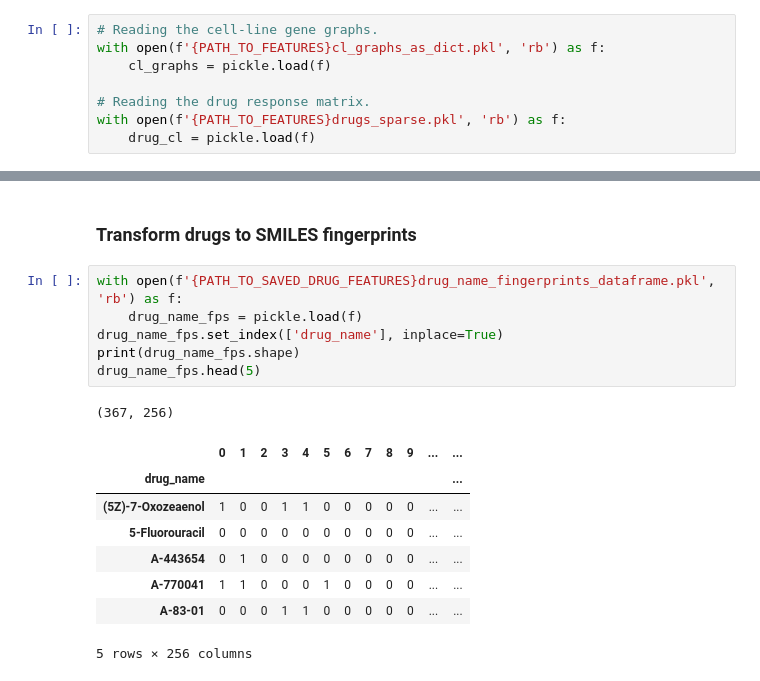
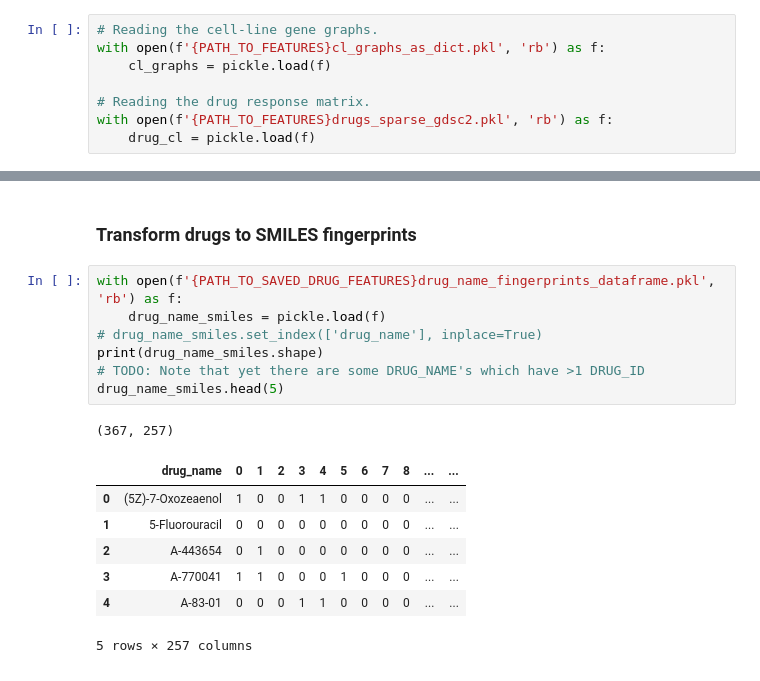
Before and after one commit to PeeteKeesel/gnn-for-drug-response-prediction, a Jupyter notebook: 11_v1_GraphTab.ipynb, the cells around one changed output, grey strips where cells are left out. Drawn from its saved outputs; the diff is of its cells as text.

```diff
--- a/11_v1_GraphTab.ipynb
+++ b/11_v1_GraphTab.ipynb
@@ -31,7 +32,7 @@ with open(f'{PATH_TO_FEATURES}cl_graphs_as_dict.pkl', 'rb') as f:
     cl_graphs = pickle.load(f)
 
 # Reading the drug response matrix.
-with open(f'{PATH_TO_FEATURES}drugs_sparse.pkl', 'rb') as f:
+with open(f'{PATH_TO_FEATURES}drugs_sparse_gdsc2.pkl', 'rb') as f:
     drug_cl = pickle.load(f)
 # %%
 print(f"Number of cell-lines/graphs: {len(list(cl_graphs.keys()))}")
@@ -61,17 +99,17 @@ The cell-line gene dataset is basically ready to go. It "only" needs to be trans
 ### Transform drugs to SMILES fingerprints
 # %%
 with open(f'{PATH_TO_SAVED_DRUG_FEATURES}drug_name_fingerprints_dataframe.pkl', 'rb') as f:
-    drug_name_fps = pickle.load(f)
-drug_name_fps.set_index(['drug_name'], inplace=True)
-print(drug_name_fps.shape)
-drug_name_fps.head(5)
+    drug_name_smiles = pickle.load(f)
+# drug_name_smiles.set_index(['drug_name'], inplace=True)
+print(drug_name_smiles.shape)
+# TODO: Note that yet there are some DRUG_NAME's which have >1 DRUG_ID
+drug_name_smiles.head(5)
 # %% [output]
-(367, 256)
+(367, 257)
-|  | 0 | 1 | 2 | 3 | 4 | 5 | 6 | 7 | 8 | 9 | ... | ... |
-| drug_name |  |  |  |  |  |  |  |  |  |  |  | ... |
-| (5Z)-7-Oxozeaenol | 1 | 0 | 0 | 1 | 1 | 0 | 0 | 0 | 0 | 0 | ... | ... |
-| 5-Fluorouracil | 0 | 0 | 0 | 0 | 0 | 0 | 0 | 0 | 0 | 0 | ... | ... |
-| A-443654 | 0 | 1 | 0 | 0 | 0 | 0 | 0 | 0 | 0 | 0 | ... | ... |
-| A-770041 | 1 | 1 | 0 | 0 | 0 | 1 | 0 | 0 | 0 | 0 | ... | ... |
-| A-83-01 | 0 | 0 | 0 | 1 | 1 | 0 | 0 | 0 | 0 | 0 | ... | ... |
+|  | drug_name | 0 | 1 | 2 | 3 | 4 | 5 | 6 | 7 | 8 | ... | ... |
+| 0 | (5Z)-7-Oxozeaenol | 1 | 0 | 0 | 1 | 1 | 0 | 0 | 0 | 0 | ... | ... |
+| 1 | 5-Fluorouracil | 0 | 0 | 0 | 0 | 0 | 0 | 0 | 0 | 0 | ... | ... |
+| 2 | A-443654 | 0 | 1 | 0 | 0 | 0 | 0 | 0 | 0 | 0 | ... | ... |
+| 3 | A-770041 | 1 | 1 | 0 | 0 | 0 | 1 | 0 | 0 | 0 | ... | ... |
+| 4 | A-83-01 | 0 | 0 | 0 | 1 | 1 | 0 | 0 | 0 | 0 | ... | ... |
-5 rows × 256 columns
+5 rows × 257 columns
```
Also changed, not shown: parts of 20 cells of this notebook, 3 other files.
